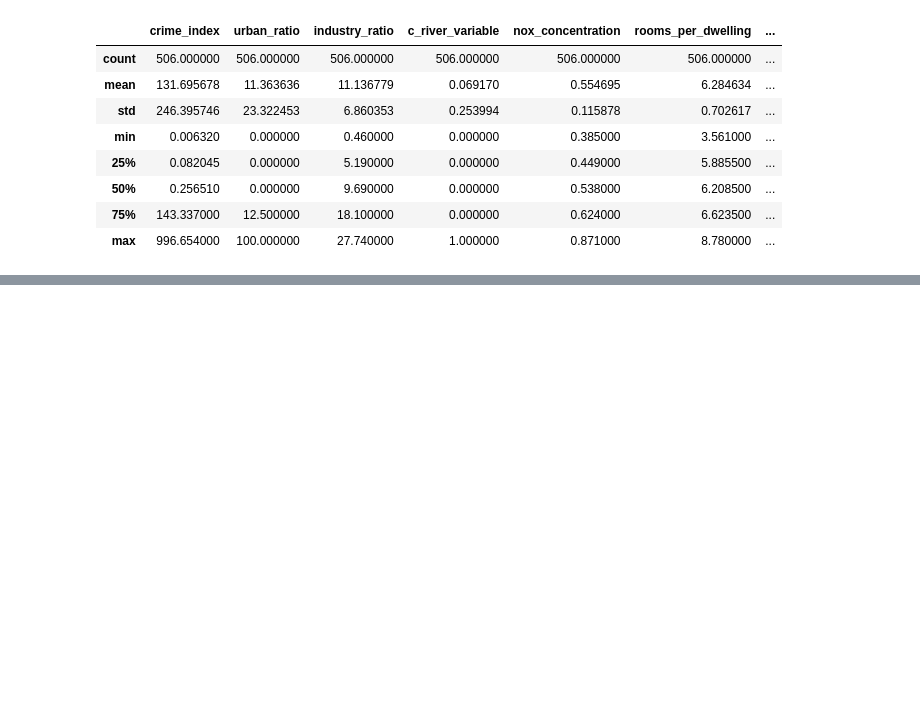
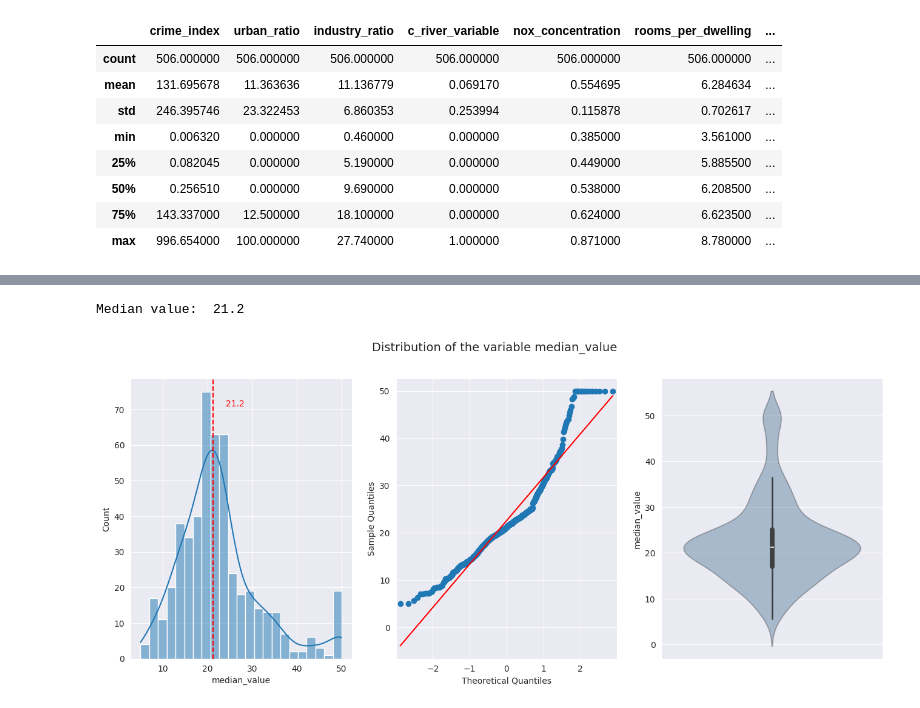
Before and after one commit to Chrissroman/md004_ha_dv, a Jupyter notebook: deliverables/MD004ChristianRomanMarinAC03.ipynb, the cells around one changed output, grey strips where cells are left out. Cells and saved outputs as stored; diff of their text form; code cells hidden in the pictures; blank space fills up the shorter version.

```diff
--- a/deliverables/MD004ChristianRomanMarinAC03.ipynb
+++ b/deliverables/MD004ChristianRomanMarinAC03.ipynb
@@ -118,0 +143,25 @@ data.describe()
+# %%
+import statsmodels.api as sm
+
+## QQ Plot
+fig, ax = plt.subplots(figsize=(16, 6), dpi=100, ncols = 3)
+
+sns.histplot(data['median_value'], kde = True, ax = ax[0])
+ax[0].axvline(data['median_value'].median(), color='red', linestyle='--', label='Median')
+# Add label text
+ax[0].text(data['median_value'].median() + 5, ax[0].get_ylim()[1]*0.9, data['median_value'].median(), color='red', fontsize=10, ha='center')
+
+sm.qqplot(data['median_value'], line = 's', ax = ax[1])
+sns.violinplot(data['median_value'], orient = 'v', saturation= 0.5, alpha = 0.4, ax = ax[2])
+
+# Print Median value
+print('Median value: ', data['median_value'].median())
+
+
+
+plt.suptitle('Distribution of the variable median_value', fontsize = 14)
+
+plt.show()
+# %% [output]
+Median value:  21.2
+[figure, added]
```
Also changed, not shown: parts of 25 cells of this notebook.
